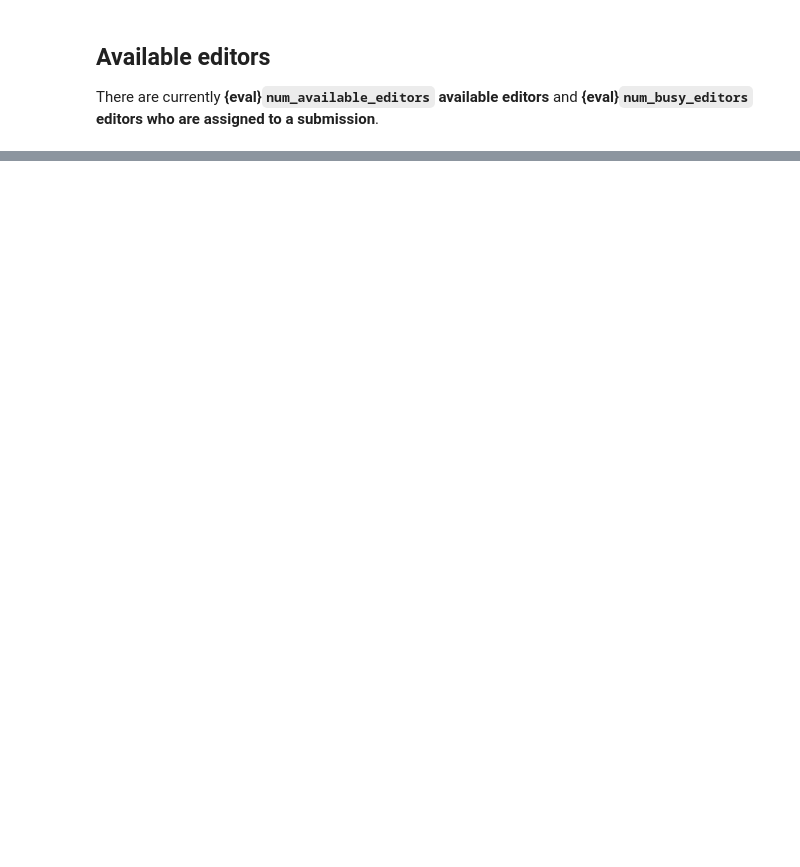
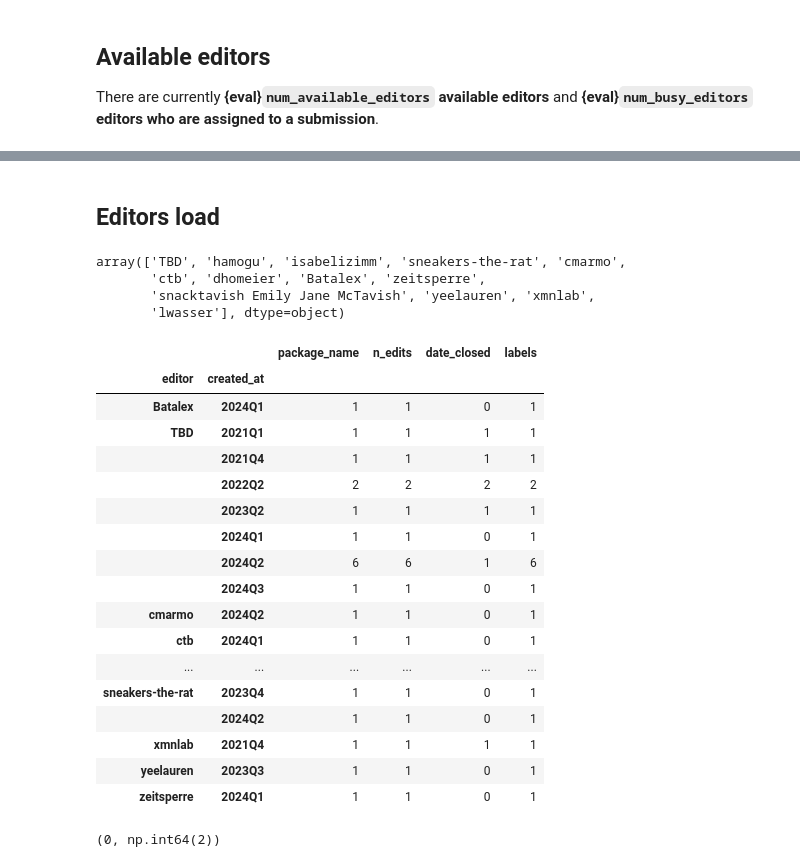
Before and after one commit to pyOpenSci/peer-review-metrics, a Jupyter notebook: current-reviews-data.ipynb, the cells around one changed output, grey strips where cells are left out. Cells and saved outputs as stored; diff of their text form; code cells hidden in the pictures; blank space fills up the shorter version.

Commit message:
Add plots of editors load in current-reviews-data.ipynb

```diff
--- a/current-reviews-data.ipynb
+++ b/current-reviews-data.ipynb
@@ -220,3 +222,36 @@ editor_activity_df
 # Get all currently closed / approved issues
 
 # calculate time that they were in review.
+# %% [markdown]
+## Editors load
+# %%
+ignore_editors = ["TBD"]
+editors = pd.unique(reviews_df.editor)
+editors
+# %% [output]
+array(['TBD', 'hamogu', 'isabelizimm', 'sneakers-the-rat', 'cmarmo',
+       'ctb', 'dhomeier', 'Batalex', 'zeitsperre',
+       'snacktavish Emily Jane McTavish', 'yeelauren', 'xmnlab',
+       'lwasser'], dtype=object)
+# %%
+n_edits = count_edits_by_quarter(reviews_df)
+n_edits
+# %% [output]
+|  |  | package_name | n_edits | date_closed | labels |
+| editor | created_at |  |  |  |  |
+| Batalex | 2024Q1 | 1 | 1 | 0 | 1 |
+| TBD | 2021Q1 | 1 | 1 | 1 | 1 |
+|  | 2021Q4 | 1 | 1 | 1 | 1 |
+|  | 2022Q2 | 2 | 2 | 2 | 2 |
+|  | 2023Q2 | 1 | 1 | 1 | 1 |
+|  | 2024Q1 | 1 | 1 | 0 | 1 |
+|  | 2024Q2 | 6 | 6 | 1 | 6 |
+|  | 2024Q3 | 1 | 1 | 0 | 1 |
+| cmarmo | 2024Q2 | 1 | 1 | 0 | 1 |
+| ctb | 2024Q1 | 1 | 1 | 0 | 1 |
+| ... | ... | ... | ... | ... | ... |
+| sneakers-the-rat | 2023Q4 | 1 | 1 | 0 | 1 |
+|  | 2024Q2 | 1 | 1 | 0 | 1 |
+| xmnlab | 2021Q4 | 1 | 1 | 1 | 1 |
+| yeelauren | 2023Q3 | 1 | 1 | 0 | 1 |
+| zeitsperre | 2024Q1 | 1 | 1 | 0 | 1 |
@@ -222,0 +262,9 @@ editor_activity_df
+# %%
+n_edits = count_edits_by_quarter(reviews_df)
+for editor in ignore_editors:
+    n_edits.drop(editor, inplace=True)
+
+n_edits_domain = (0, n_edits.values.max())
+n_edits_domain
+# %% [output]
+(0, np.int64(2))
```
Also changed, not shown: parts of 7 cells of this notebook, 1 other file.
